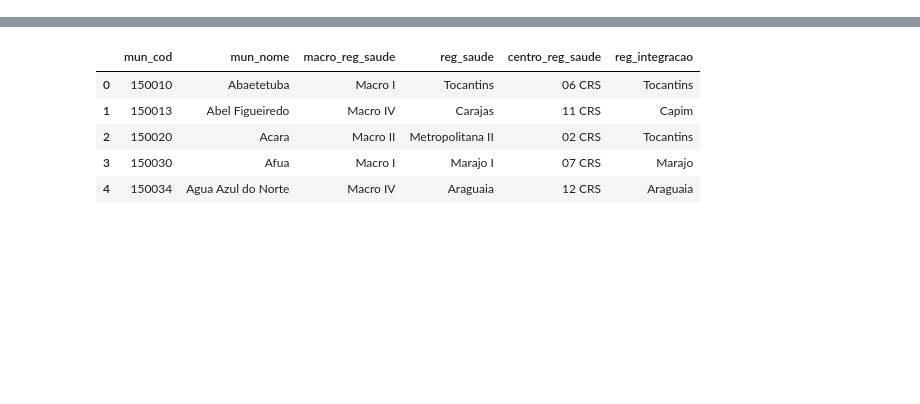
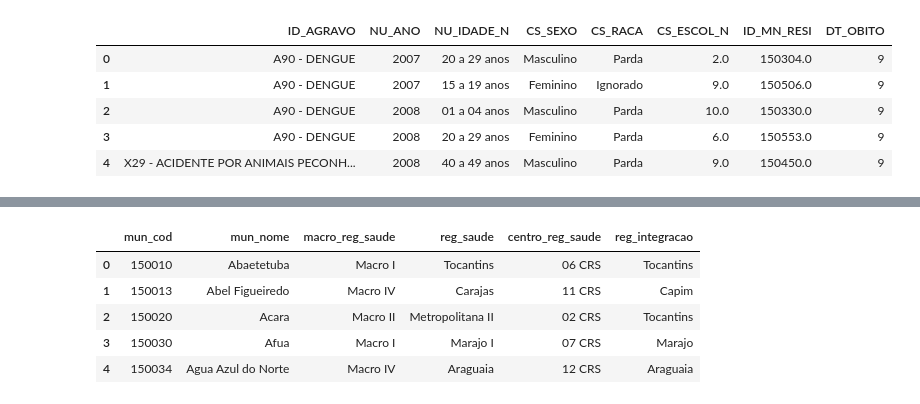
Before and after one commit to ricmed/painel_sinan, a Jupyter notebook: trata_dados.ipynb, the cells around one changed output, grey strips where cells are left out. Saved outputs shown, nothing was run; the diff lists cells and outputs as text; code cells hidden in the pictures; blank space fills up the shorter version.

```diff
--- a/trata_dados.ipynb
+++ b/trata_dados.ipynb
@@ -102,3 +107,38 @@ df.head()
+# %%
+#df['NU_IDADE_N'].value_counts()
+
+def converter_idade(idade):
+    faixas_etarias = {
+        (0, 999): 'IGNORADO',
+        (1000, 3999): '00 a 01 ano',
+        (4000, 4004): '01 a 04 anos',
+        (4005, 4009): '05 a 09 anos',
+        (4010, 4014): '10 a 14 anos',
+        (4015, 4019): '15 a 19 anos',
+        (4020, 4029): '20 a 29 anos',
+        (4030, 4039): '30 a 39 anos',
+        (4040, 4049): '40 a 49 anos',
+        (4050, 4059): '50 a 59 anos',
+        (4060, 4069): '60 a 69 anos',
+        (4070, 4079): '70 a 79 anos',
+        (4080, 4999): 'Mais de 80 anos'
+    }
+
+    for (inicio, fim), faixa in faixas_etarias.items():
+        if inicio <= idade <= fim:
+            return faixa
+    return 'IGNORADO'
+
+df['NU_IDADE_N'] = df['NU_IDADE_N'].apply(converter_idade)
+
+df.head()
+# %% [output]
+|  | ID_AGRAVO | NU_ANO | NU_IDADE_N | CS_SEXO | CS_RACA | CS_ESCOL_N | ID_MN_RESI | DT_OBITO |
+| 0 | A90 - DENGUE | 2007 | 20 a 29 anos | Masculino | Parda | 2.0 | 150304.0 | 9 |
+| 1 | A90 - DENGUE | 2007 | 15 a 19 anos | Feminino | Ignorado | 9.0 | 150506.0 | 9 |
+| 2 | A90 - DENGUE | 2008 | 01 a 04 anos | Masculino | Parda | 10.0 | 150330.0 | 9 |
+| 3 | A90 - DENGUE | 2008 | 20 a 29 anos | Feminino | Parda | 6.0 | 150553.0 | 9 |
+| 4 | X29 - ACIDENTE POR ANIMAIS PECONH... | 2008 | 40 a 49 anos | Masculino | Parda | 9.0 | 150450.0 | 9 |
 # %%
 # Convertendo a coluna ID_MN_RESI para inteiro
 df['ID_MN_RESI'] = df['ID_MN_RESI'].astype(int)
```
Also changed, not shown: parts of 10 cells of this notebook, 4 other files.
